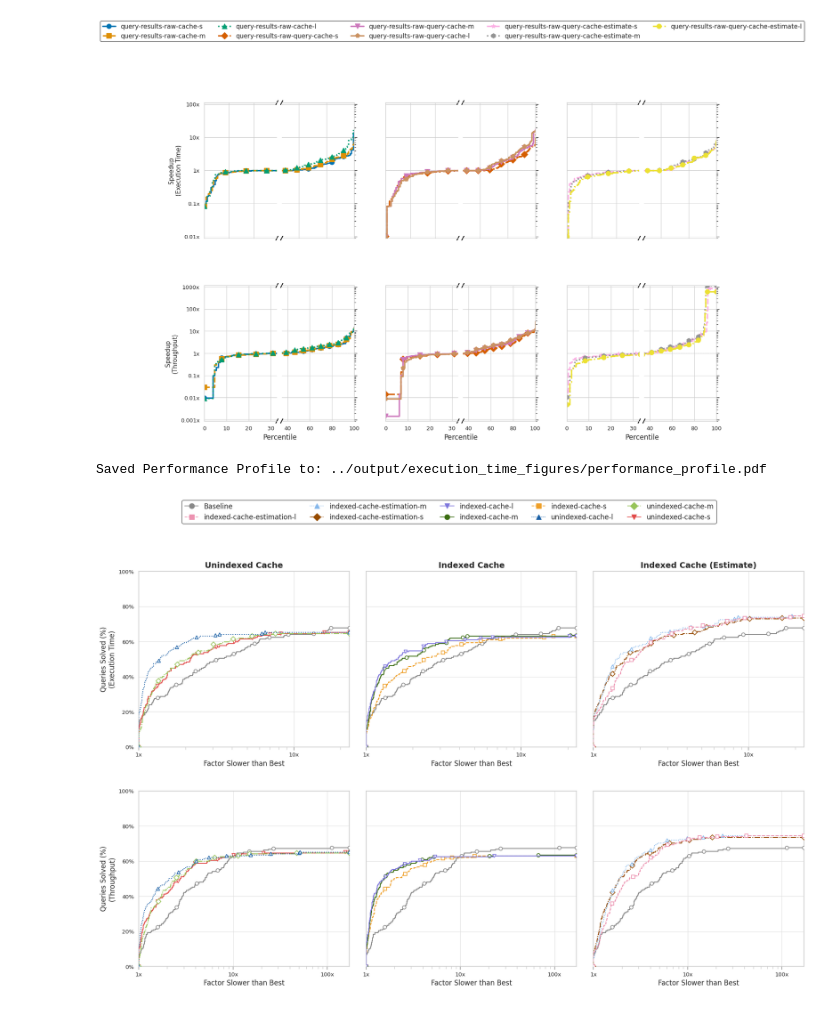
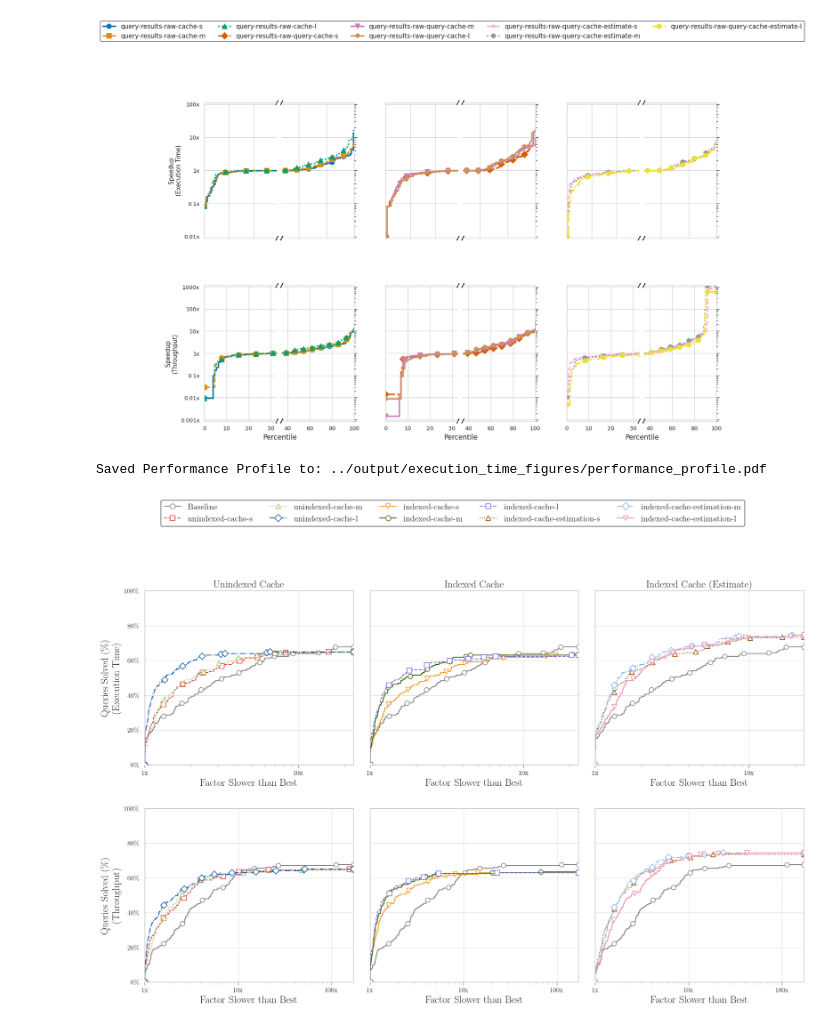
Before and after one commit to RubenEschauzier/process-raw-caching-jbr-output, a Jupyter notebook: src/data_analysis_quantile_plot.ipynb, the cells around one changed output. Drawn from its saved outputs; the diff is of its cells as text; code cells hidden in the pictures.

```diff
--- a/src/data_analysis_quantile_plot.ipynb
+++ b/src/data_analysis_quantile_plot.ipynb
@@ -881,15 +882,23 @@ def plot_performance_profile(
     if isinstance(metrics, str):
         metrics = [metrics]
 
-    sns.set_theme(
-        style="whitegrid",
-        context="paper",
-        font_scale=1.1,
-        rc={
-            "axes.edgecolor": "#CCCCCC",
-            "axes.linewidth": 1.2
-        }
-    )
+    rc_params = {
+        "text.usetex": True,
+        "font.family": "serif",
+        "font.serif": ["Computer Modern Roman"],
+        "font.size": 14,
+        "axes.titlesize": 14,
+        "axes.labelsize": 14,
+        "xtick.labelsize": 12,
+        "ytick.labelsize": 12,
+        "legend.fontsize": 14,
+        "figure.titlesize": 14,
+        "axes.edgecolor": "#CCCCCC",
+        "axes.linewidth": 1.2
+    }
+
+    # Pass the dictionary to Seaborn's theme setter
+    sns.set_theme(style="whitegrid", rc=rc_params)
 
     style_markers = ["o", "s", "^", "D", "v"]
     style_lines = ["-", "--", ":", "-.", "-"]
@@ -939,8 +948,8 @@ def plot_performance_profile(
         print("DataFrame is empty. No plots to generate.")
         return
 
-    # 2. Assign Global Colors
-    algorithm_order = sorted(df_all['algorithm'].unique().tolist())
+    # 2. Assign Global Colors (Removed sorted() to preserve left-to-right facet order)
+    algorithm_order = df_all['algorithm'].unique().tolist()
     if "Baseline" in algorithm_order:
         algorithm_order.insert(0, algorithm_order.pop(algorithm_order.index("Baseline")))
 
@@ -1054,7 +1063,7 @@ def plot_performance_profile(
                     tau_plot, y_plot, drawstyle='steps-post', linewidth=1.5,
                     color=c_style['color'], linestyle=c_style['ls'],
                     marker=c_style['marker'], markevery=m_every,
-                    markersize=6, markerfacecolor='white', markeredgewidth=1.2,
+                    markersize=8, markerfacecolor='white', markeredgewidth=1.2,
                     label=alg, zorder=3
                 )
 
@@ -1076,16 +1085,16 @@ def plot_performance_profile(
             metric_title = "Throughput" if current_metric == 'throughput' else "Execution Time"
 
             # Force x-axis labels and tick names to appear on EVERY row
-            ax.set_xlabel(f'Factor Slower than Best', fontsize=12)
+            ax.set_xlabel(f'Factor Slower than Best', fontsize=18)
 
             if row_idx == 0:
-                ax.set_title(title, fontsize=14, fontweight='bold')
+                ax.set_title(title, fontsize=18, fontweight='bold')
             if col_idx == 0:
-                ax.set_ylabel(f'Queries Solved (%)\n({metric_title})', fontsize=12)
+                ax.set_ylabel(f'Queries Solved (\%)\n({metric_title})', fontsize=18)
             else:
                 ax.tick_params(axis='y', labelleft=False)
 
-    # 7. Global Legend Construction
+    # 7. Global Legend Construction (Updated with unfilled markers)
     custom_handles = []
     for alg in algorithm_order:
         c_style = style_map[alg]
@@ -1093,6 +1102,8 @@ def plot_performance_profile(
             [], [], color=c_style['color'], marker=c_style['marker'],
             linestyle=c_style['ls'],
             markersize=9,
+            markerfacecolor='white', # Matches the unfilled markers in the plot
+            markeredgewidth=1.2,     # Matches the line thickness around the marker
             label=alg
         ))
 
@@ -1101,11 +1112,11 @@ def plot_performance_profile(
 
     # Legend sizing and positioning
     fig.legend(handles=custom_handles, labels=algorithm_order,
-               loc='upper center', bbox_to_anchor=(0.5, 0.96),
+               loc='upper center', bbox_to_anchor=(0.5, 1),
                ncol=5,
                frameon=True,
                edgecolor='black',
-               fontsize=12)
+               fontsize=15)
 
     if save_location:
         os.makedirs(os.path.dirname(save_location), exist_ok=True)
@@ -1126,34 +1137,34 @@ if __name__ == "__main__":
     raw_data_query_cache_l = os.path.join("..", "data", "query-results-raw-query-cache-l.json")
 
     raw_data_query_cache_estimate_s = os.path.join("..", "data", "query-results-raw-query-cache-estimate-s.json")
     raw_data_query_cache_estimate_m = os.path.join("..", "data", "query-results-raw-query-cache-estimate-m.json")
     raw_data_query_cache_estimate_l = os.path.join("..", "data", "query-results-raw-query-cache-estimate-l.json")
 
     all_locations_cache = [ raw_data_cache_s, raw_data_cache_m, raw_data_cache_l ]
     all_locations_query_cache = [ raw_data_query_cache_s, raw_data_query_cache_m, raw_data_query_cache_l ]
     all_locations_query_cache_estimate = [ raw_data_query_cache_estimate_s, raw_data_query_cache_estimate_m, raw_data_query_cache_estimate_l ]
 
     location_default = [ os.path.join("..", "data", "query-results-raw-default.json") ]
 
     # Dynamically generate the algorithm labels based on filenames
     labels_cache = get_algorithm_labels(all_locations_cache)
     labels_query_cache = get_algorithm_labels(all_locations_query_cache)
     labels_estimate = get_algorithm_labels(all_locations_query_cache_estimate)
 
     plot_performance_profile(
         baseline_locations=location_default,
         cache_locations_1=all_locations_cache,
         cache_locations_2=all_locations_query_cache,
         cache_locations_3=all_locations_query_cache_estimate,
         algorithm_labels_1=labels_cache,
         algorithm_labels_2=labels_query_cache,
         algorithm_labels_3=labels_estimate,
         metrics=["time", "throughput"],
         save_location="../output/execution_time_figures/performance_profile.pdf"
     )
 # %% [output]
 Saved Performance Profile to: ../output/execution_time_figures/performance_profile.pdf
-[figure, old version]
+[figure, new version]
 # %%
 raw_data_cache_random_s = os.path.join("..", "data", "random_sequences", "query-results-raw-random-cache-s.json")
 raw_data_cache_random_m = os.path.join("..", "data", "random_sequences", "query-results-raw-random-cache-m.json")
```
Also changed, not shown: parts of 2 cells of this notebook, 3 other files.
